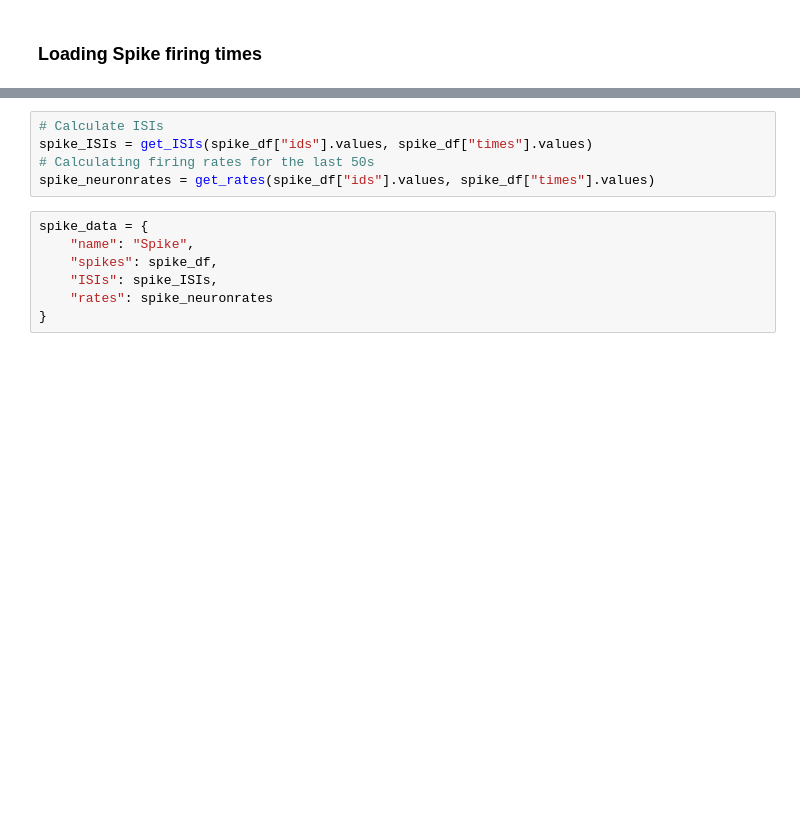
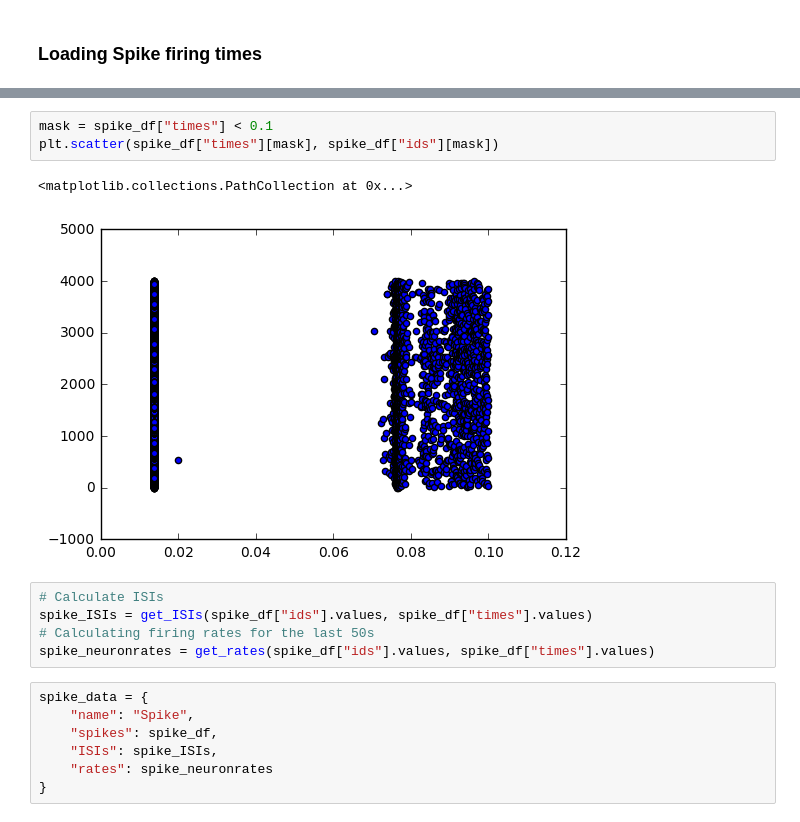
Before and after one commit to nasiryahm/SNNSimulatorComparison, a Jupyter notebook: Benchmarks/VogelsAbbott/_results/SimulatorComparisons.ipynb, the cells around one changed output, grey strips where cells are left out. Drawn from its saved outputs; the diff is of its cells as text; blank space fills up the shorter version.

```diff
--- a/Benchmarks/VogelsAbbott/_results/SimulatorComparisons.ipynb
+++ b/Benchmarks/VogelsAbbott/_results/SimulatorComparisons.ipynb
@@ -98,3 +195,9 @@ spike_df = pd.DataFrame(data = {"ids": np.fromfile(idsfile, dtype=np.int32), "ti
+# %%
+mask = spike_df["times"] < 0.1
+plt.scatter(spike_df["times"][mask], spike_df["ids"][mask])
+# %% [output]
+<matplotlib.collections.PathCollection at 0x...>
+[figure, added]
 # %%
 # Calculate ISIs
 spike_ISIs = get_ISIs(spike_df["ids"].values, spike_df["times"].values)
```
Also changed, not shown: parts of 25 cells of this notebook, 22 other files.
